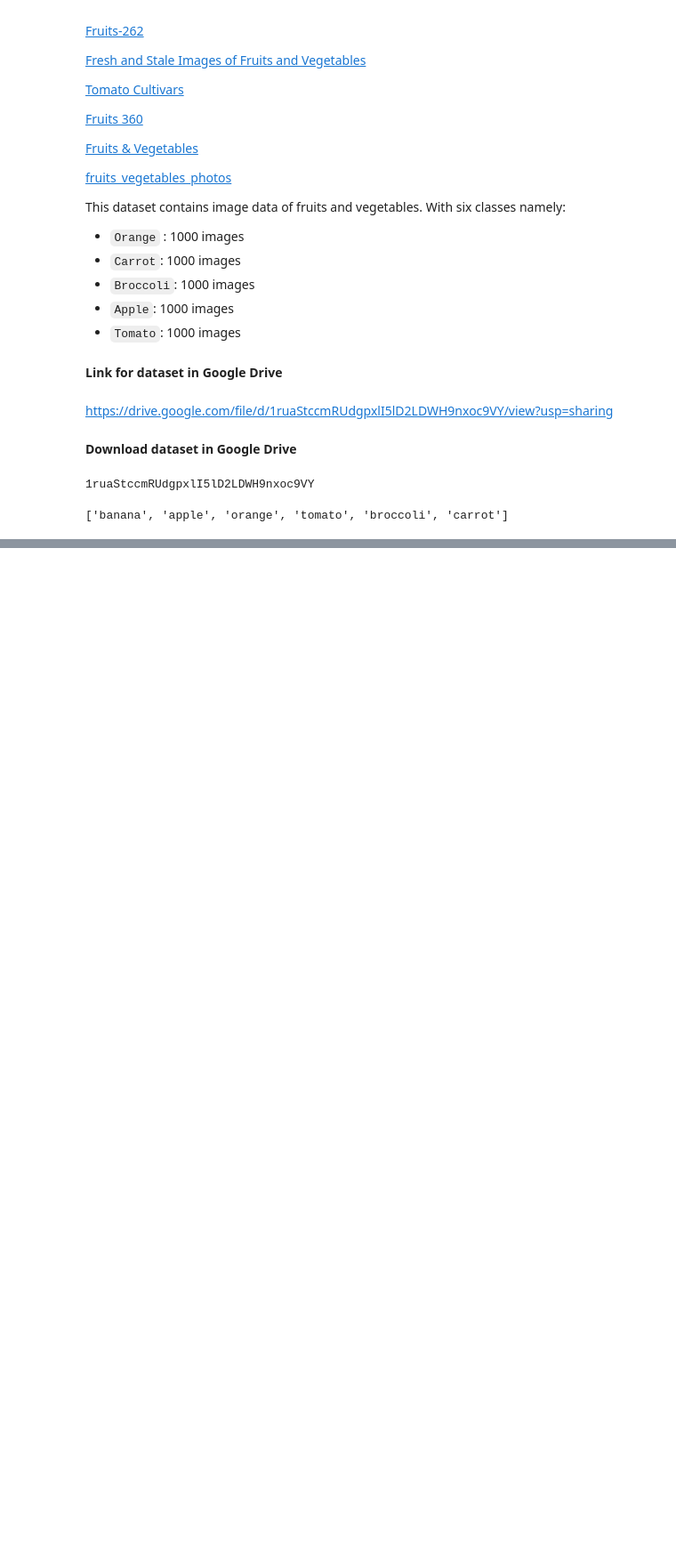
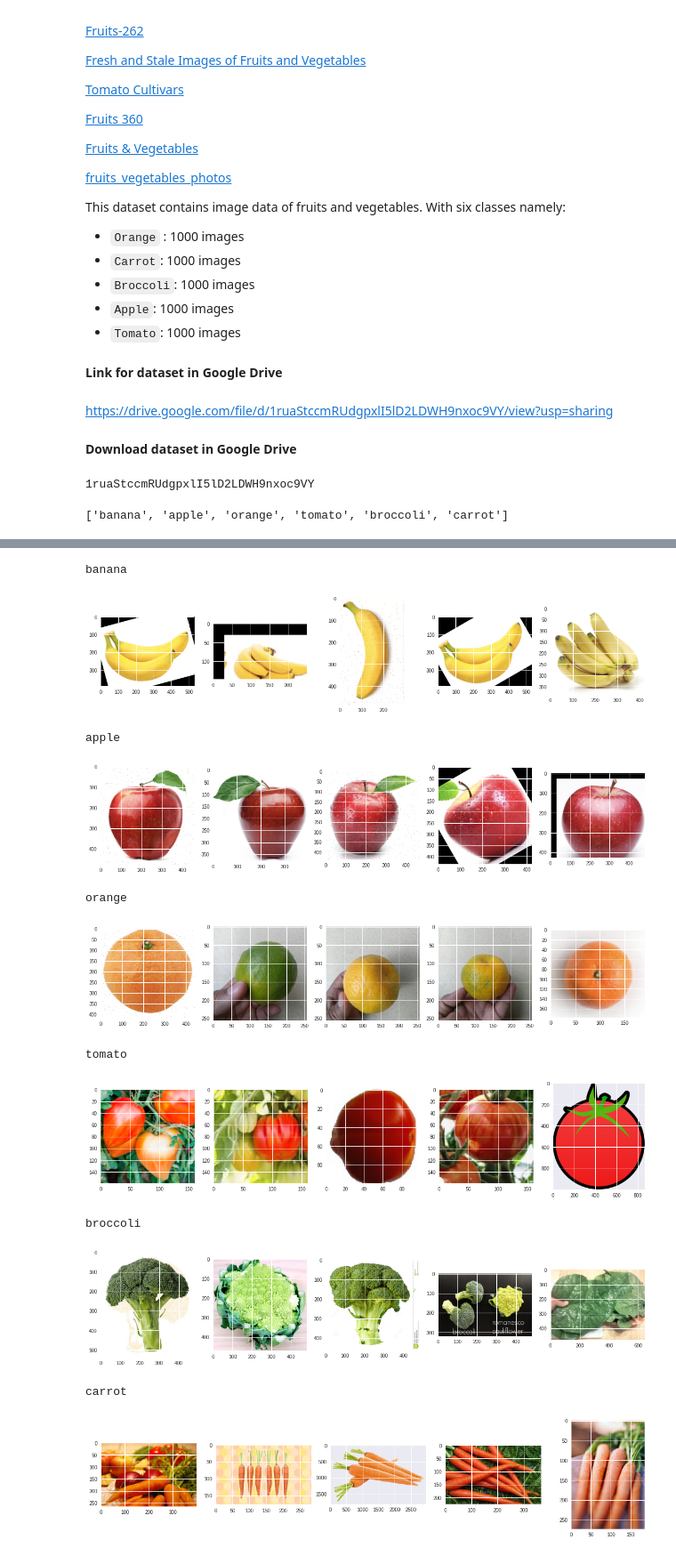
Before and after one commit to DocBot-Bangkit-2021/DocBot-MachineLearningModels, a Jupyter notebook: FruitsVegetables/FruitsVegetables_Baseline_Model_01.ipynb, the cells around one changed output, grey strips where cells are left out. Shown at 89% size. Saved outputs shown, nothing was run; the diff lists cells and outputs as text; code cells hidden in the pictures; blank space fills up the shorter version.

Commit message:
Modify and Add EDA for FruitsVegetables_Baseline_Model_01.ipynb

```diff
--- a/FruitsVegetables/FruitsVegetables_Baseline_Model_01.ipynb
+++ b/FruitsVegetables/FruitsVegetables_Baseline_Model_01.ipynb
@@ -79,0 +87,7 @@ print(os.listdir('./fruitsvegetables/'))
+# %%
+# check a lot of data for paper, rock and scissors
+dir_image ='./fruitsvegetables/'
+
+for  item in listdir_image:
+  class_dir = os.path.join(dir_image,item)
+  print(item ," : ",len(os.listdir(class_dir)),"images")
@@ -79,0 +121,24 @@ print(os.listdir('./fruitsvegetables/'))
+# %%
+# check image (count, size, total)
+from PIL import Image
+total = 0
+
+for x in listdir_image:
+  dir = os.path.join(dir_image, x)
+  y = len(os.listdir(dir))
+  print(x+':', y)
+  total = total + y
+
+  size = (0,0)
+  img_name = os.listdir(dir)
+  for i in range(5):
+    img_path = os.path.join(dir, img_name[i])
+    img = Image.open(img_path)
+
+    if size == img.size:
+      continue
+    else :
+      size = img.size
+      print('+ size = ',img.size)
+
+print('\nTotal :', total)
@@ -79,0 +163,25 @@ print(os.listdir('./fruitsvegetables/'))
+# %%
+# check images class
+for  item in listdir_image:
+  print(item)
+  class_dir = os.path.join(dir_image,item)
+  class_images = os.listdir(class_dir)
+  plt.figure(figsize=(20, 4))
+  for i, img_path in enumerate(class_images[:5]):
+    sp = plt.subplot(1, 5, i+1)
+    img = mpimg.imread(os.path.join(class_dir, img_path))
+    plt.imshow(img)
+  plt.show()
+# %% [output]
+banana
+[figure, added]
+apple
+[figure, added]
+orange
+[figure, added]
+tomato
+[figure, added]
+broccoli
+[figure, added]
+carrot
+[figure, added]
```
Also changed, not shown: parts of 5 cells of this notebook.
